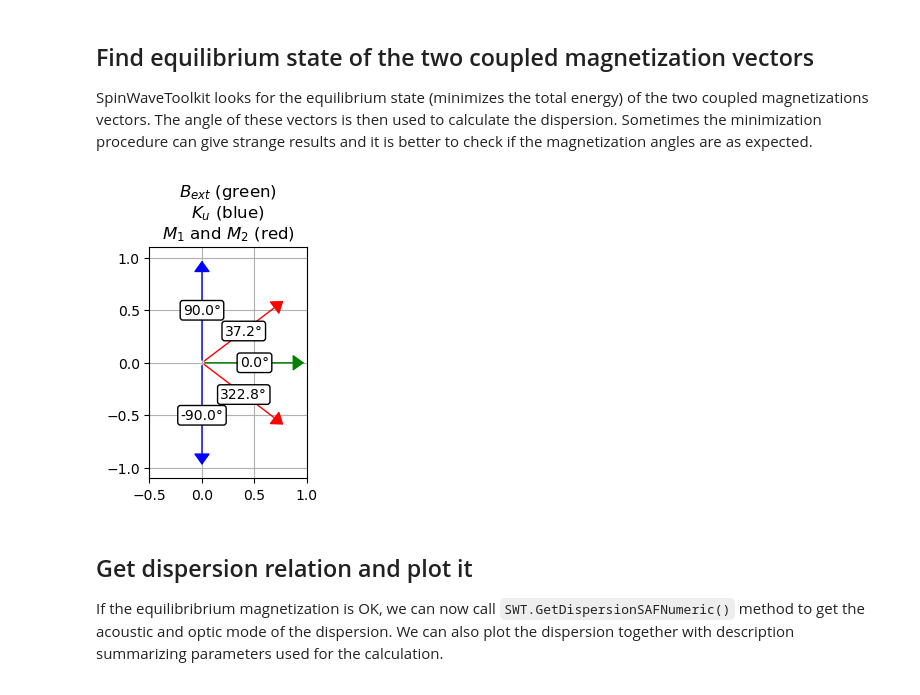
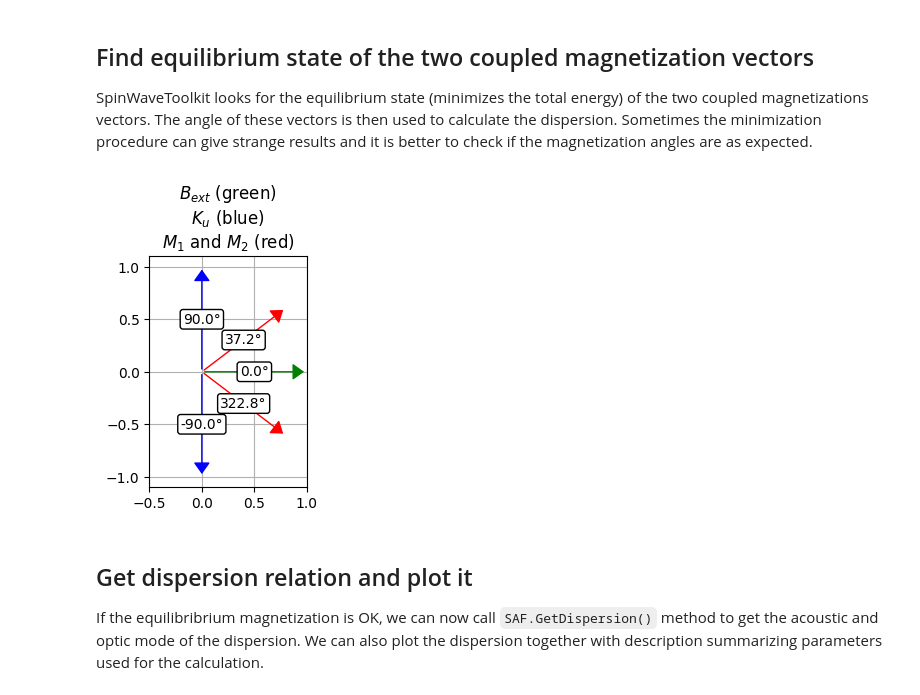
Before and after one commit to CEITECmagnonics/SpinWaveToolkit, a Jupyter notebook: examples/SAFdispersion_simple.ipynb, the cells around one changed output. Drawn from its saved outputs; the diff is of its cells as text; code cells hidden in the pictures.

```diff
--- a/examples/SAFdispersion_simple.ipynb
+++ b/examples/SAFdispersion_simple.ipynb
@@ -45,42 +44,45 @@ phiBext = 0 # in plane angle of the applied magnetic field, here in degrees
 # Define material class
 CFB = SWT.Material(Ms = Ms, Aex = Aex, alpha = alpha, gamma=gamma)
 # Plug all necessary variables into the SWT.Dispersion characteristic class
-SAF = SWT.DispersionCharacteristic(kxi = kxi, theta = np.deg2rad(90), phi = np.deg2rad(phiBext), boundaryCond = 1, Bext = Bext, material = CFB,
-                                   Ku = Ku, Ku2 = Ku2, Jbl = Jbl, Jbq = Jbq, d = d, s = s, d2 = d2, phiAnis1=np.deg2rad(phiAnis1),
-                                   phiAnis2=np.deg2rad(phiAnis2), phiInit1=np.deg2rad(phiInit1), phiInit2=np.deg2rad(phiInit2))
+SAF = SWT.DoubleLayerNumeric(kxi=kxi, theta=np.deg2rad(90), phi=np.deg2rad(phiBext),
+                             Bext=Bext, material=CFB,
+                             Ku=Ku, Ku2=Ku2, Jbl=Jbl, Jbq=Jbq, d=d, s=s, d2=d2,
+                             phiAnis1=np.deg2rad(phiAnis1), phiAnis2=np.deg2rad(phiAnis2),
+                             phiInit1=np.deg2rad(phiInit1), phiInit2=np.deg2rad(phiInit2))
 # %% [markdown]
 ## Find equilibrium state of the two coupled magnetization vectors
 SpinWaveToolkit looks for the equilibrium state (minimizes the total energy) of the two coupled magnetizations vectors. The angle of these vectors is then used to calculate the dispersion. Sometimes the minimization procedure can give strange results and it is better to check if the magnetization angles are as expected.
 # %%
 # Now we can have a look at the equilibrium canted state. First we get the angles of the magnetization in both layers
-phi1, phi2 = SAF.GetPhisSAFM()
+phi1, phi2 = SAF.GetPhis()
 
 #And then we can plot them to see if the minimization angle with arrow
 def plot_angle_arrow(angle, color, radius=1):
     x = np.cos(np.deg2rad(angle))
     y = np.sin(np.deg2rad(angle))
     ax = plt.gca()
     ax.plot([0, x], [0, y], linewidth=0)  # Plot line from origin to point
     ax.annotate('', xy=(x, y), xytext=(0, 0),
-                arrowprops=dict(arrowstyle="-|>,head_length=0.7,head_width=0.5", color=color))  # Plot arrow
+                arrowprops=dict(arrowstyle="-|>,head_length=0.7,head_width=0.5",
+                                color=color))  # Plot arrow
     ax.text(0.5*x, 0.5*y, "{:.1f}°".format(angle), ha='center', va='center',
             bbox=dict(facecolor='white', edgecolor='black', boxstyle='round,pad=0.2'))  # Angle label rounded to one decimal place
 
 # Make plot with arrows representing all important angles
 plt.figure(figsize=(3, 3))
 plt.title('$B_{ext}$ (green) \n$K_u$ (blue) \n$M_1$ and $M_2$ (red)')
-plt.gca().set_aspect('equal', adjustable='box') #make sure aspect ratio is 1:1 so angles are not distorted
+plt.gca().set_aspect('equal', adjustable='box') # make sure aspect ratio is 1:1 so angles are not distorted
 plt.xlim(-0.5, 1)
 plt.grid(True)
 plot_angle_arrow(phiAnis1, 'blue')  # Anisotropy
 plot_angle_arrow(phiAnis2, 'blue')
 plot_angle_arrow(np.rad2deg(phi1), 'red')
 plot_angle_arrow(np.rad2deg(phi2), 'red')
 plot_angle_arrow(phiBext, 'green') # External field
 plt.show()
 # %% [output]
-[figure, old version]
+[figure, new version]
 # %% [markdown]
 ## Get dispersion relation and plot it
-If the equilibribrium magnetization is OK, we can now call `SWT.GetDispersionSAFNumeric()` method to get the acoustic and optic mode of the dispersion. We can also plot the dispersion together with description summarizing parameters used for the calculation.
+If the equilibribrium magnetization is OK, we can now call `SAF.GetDispersion()` method to get the acoustic and optic mode of the dispersion. We can also plot the dispersion together with description summarizing parameters used for the calculation.
 # %%
```
Also changed, not shown: parts of 4 cells of this notebook.
